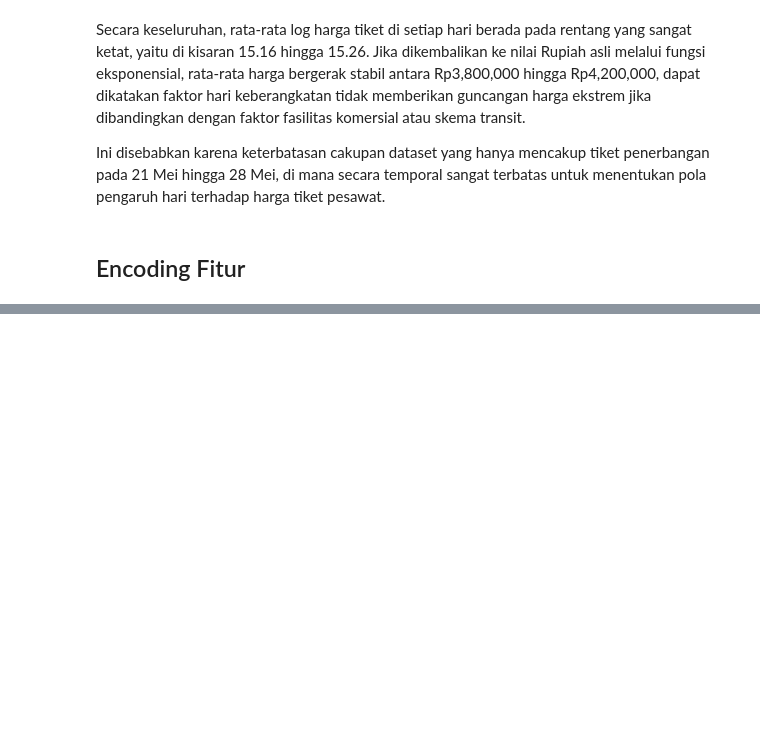
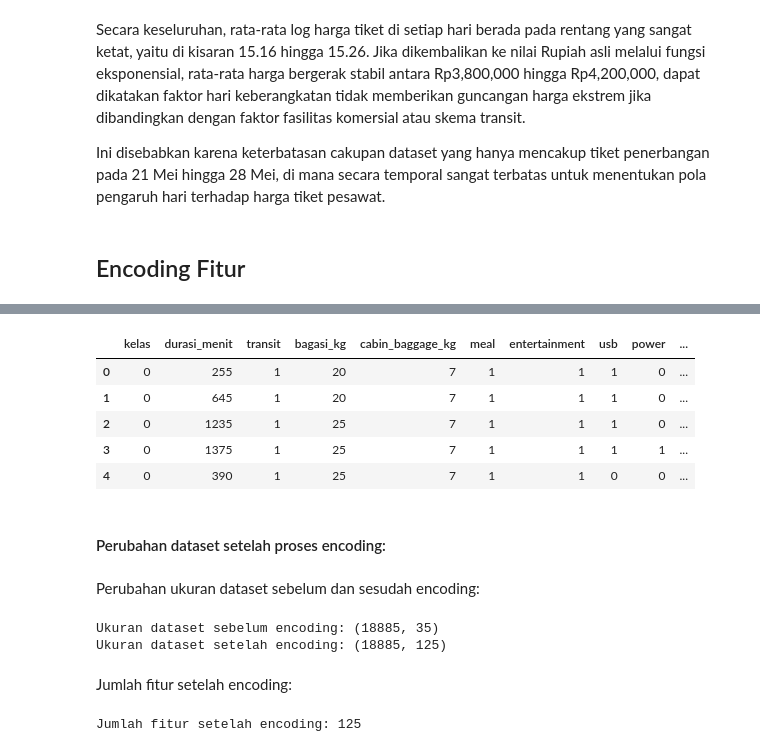
Before and after one commit to stikkeju/tiket_pesawat, a Jupyter notebook: notebook/preprocessing.ipynb, the cells around one changed output, grey strips where cells are left out. Saved outputs shown, nothing was run; the diff lists cells and outputs as text; code cells hidden in the pictures; blank space fills up the shorter version.

```diff
--- a/notebook/preprocessing.ipynb
+++ b/notebook/preprocessing.ipynb
@@ -1538,0 +1736,29 @@ Encoding adalah proses mengonversi data non-numerik (kategorikal atua teks) menj
+# %%
+# konversi hasil dummy encoding dtype boolean ke int
+fitur_boolean_dummies = df_encoded.select_dtypes(include=['bool']).columns
+df_encoded[fitur_boolean_dummies] = df_encoded[fitur_boolean_dummies].astype(int)
+# %%
+df_encoded.head()
+# %% [output]
+|  | kelas | durasi_menit | transit | bagasi_kg | cabin_baggage_kg | meal | entertainment | usb | power | ... |
+| 0 | 0 | 255 | 1 | 20 | 7 | 1 | 1 | 1 | 0 | ... |
+| 1 | 0 | 645 | 1 | 20 | 7 | 1 | 1 | 1 | 0 | ... |
+| 2 | 0 | 1235 | 1 | 25 | 7 | 1 | 1 | 1 | 0 | ... |
+| 3 | 0 | 1375 | 1 | 25 | 7 | 1 | 1 | 1 | 1 | ... |
+| 4 | 0 | 390 | 1 | 25 | 7 | 1 | 1 | 0 | 0 | ... |
+# %% [markdown]
+#### Perubahan dataset setelah proses encoding:
+# %% [markdown]
+Perubahan ukuran dataset sebelum dan sesudah encoding:
+# %%
+print(f"Ukuran dataset sebelum encoding: {df_clean.shape}")
+print(f"Ukuran dataset setelah encoding: {df_encoded.shape}")
+# %% [output]
+Ukuran dataset sebelum encoding: (18885, 35)
+Ukuran dataset setelah encoding: (18885, 125)
+# %% [markdown]
+Jumlah fitur setelah encoding:
+# %%
+print(f"Jumlah fitur setelah encoding: {df_encoded.shape[1]}")
+# %% [output]
+Jumlah fitur setelah encoding: 125
```
Also changed, not shown: parts of 38 cells of this notebook.
